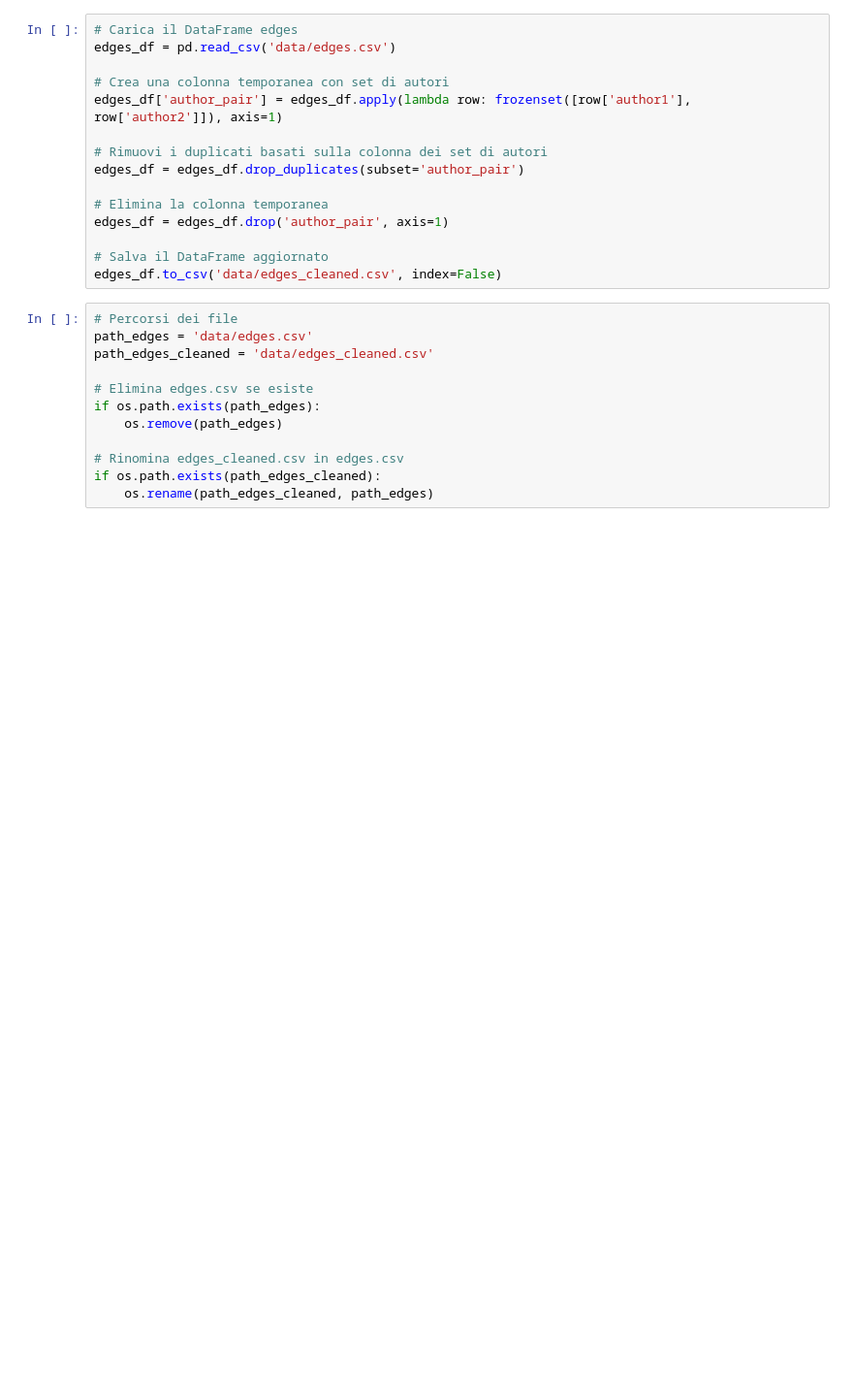
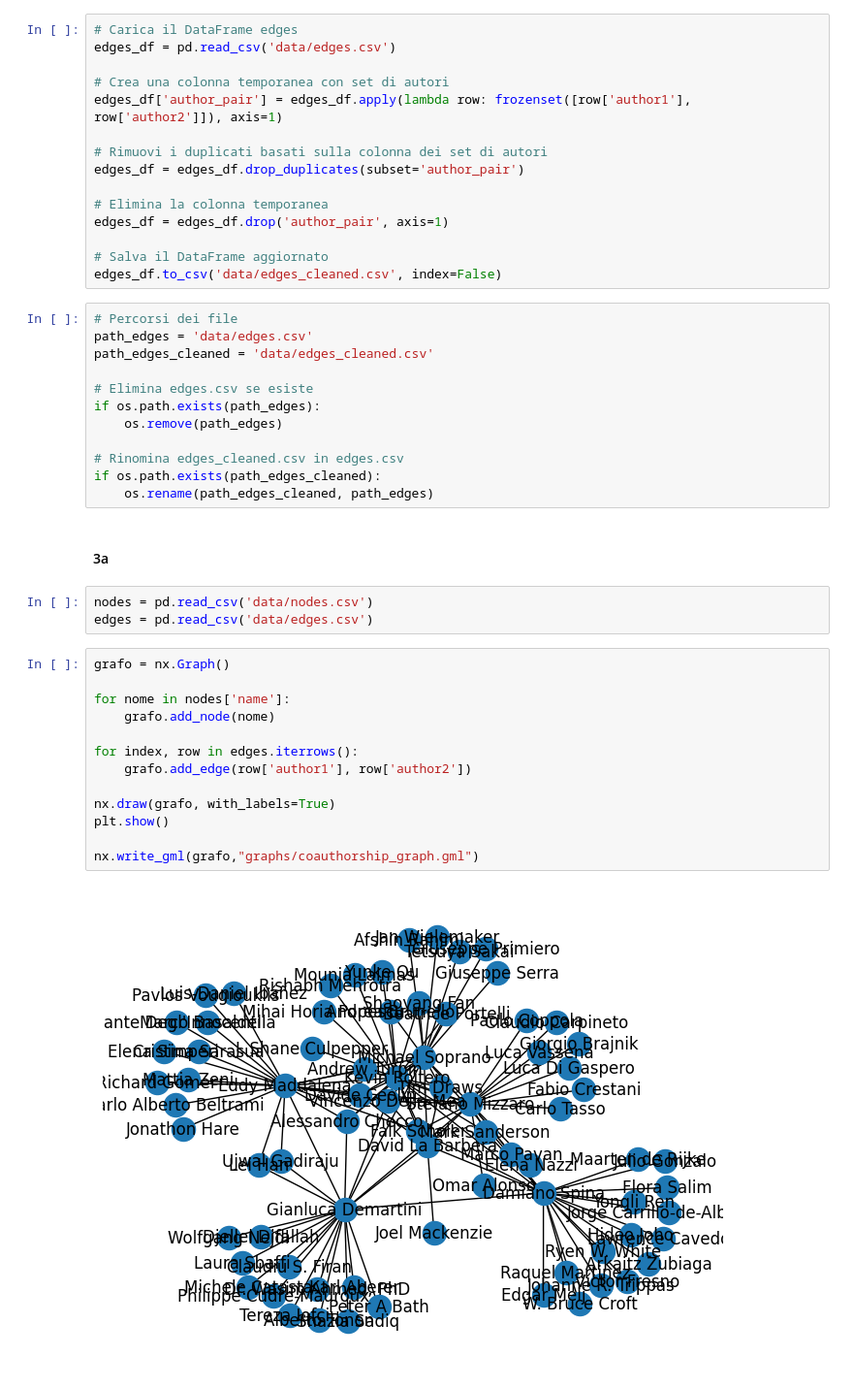
Before and after one commit to ela-rami/SC-Project1, a Jupyter notebook: SC-Project1-main/progetto-Simeoni_Ramirez_DiNotoMarrella_Pittis.ipynb, the cells around one changed output. Shown: that part at 97% size. Saved outputs shown, nothing was run; the diff lists cells and outputs as text; blank space fills up the shorter version.

```diff
--- a/SC-Project1-main/progetto-Simeoni_Ramirez_DiNotoMarrella_Pittis.ipynb
+++ b/SC-Project1-main/progetto-Simeoni_Ramirez_DiNotoMarrella_Pittis.ipynb
@@ -229,3 +211,23 @@ if os.path.exists(path_edges):
 # Rinomina edges_cleaned.csv in edges.csv
 if os.path.exists(path_edges_cleaned):
     os.rename(path_edges_cleaned, path_edges)
+# %% [markdown]
+#### 3a
+# %%
+nodes = pd.read_csv('data/nodes.csv')
+edges = pd.read_csv('data/edges.csv')
+# %%
+grafo = nx.Graph()
+
+for nome in nodes['name']:
+    grafo.add_node(nome)
+
+for index, row in edges.iterrows():
+    grafo.add_edge(row['author1'], row['author2'])
+
+nx.draw(grafo, with_labels=True)
+plt.show()
+
+nx.write_gml(grafo,"graphs/coauthorship_graph.gml")
+# %% [output]
+[figure, added]
```
Also changed, not shown: parts of 4 cells of this notebook, 2 other files.
